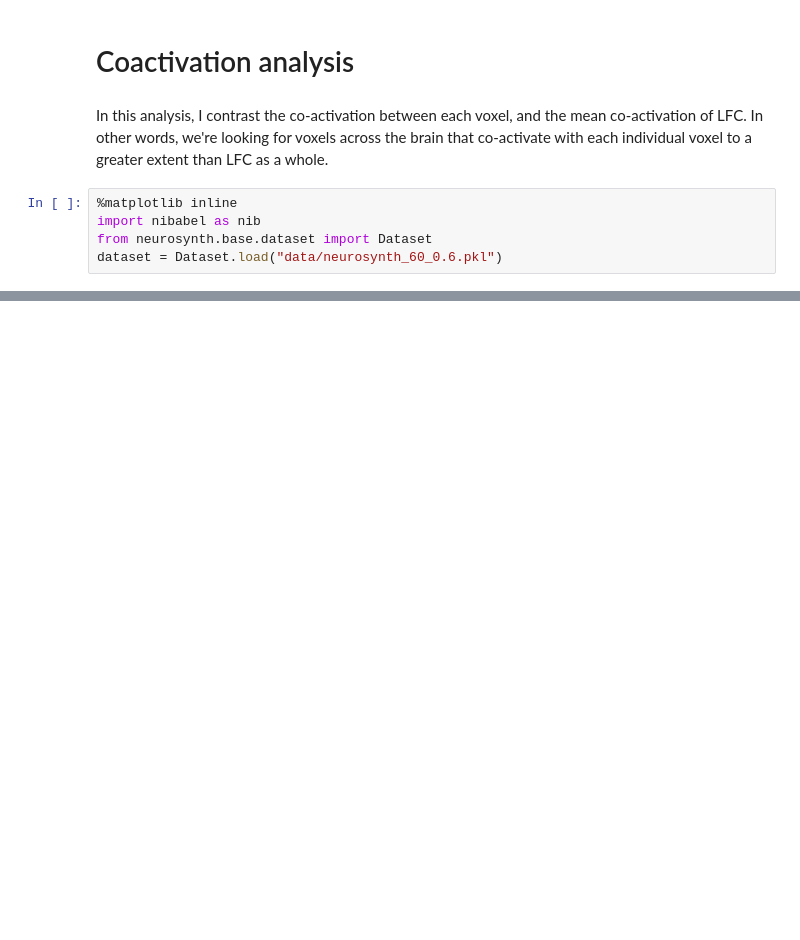
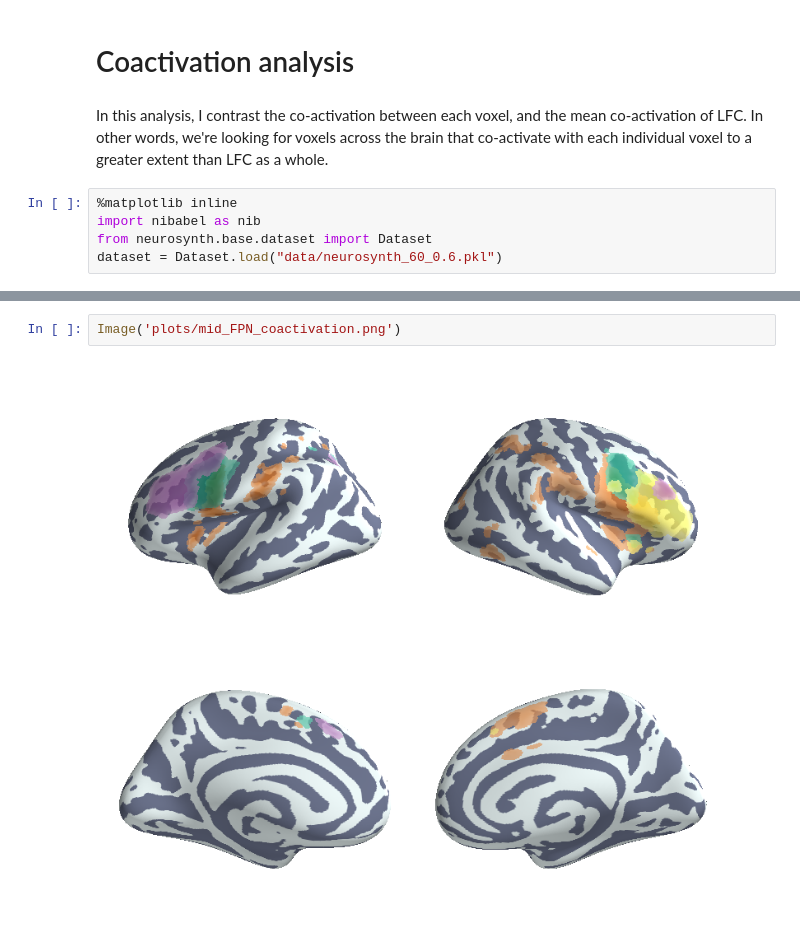
Before and after one commit to adelavega/neurosynth-lfc, a Jupyter notebook: Coactivation.ipynb, the cells around one changed output, grey strips where cells are left out. Saved outputs shown, nothing was run; the diff lists cells and outputs as text; blank space fills up the shorter version.

```diff
--- a/Coactivation.ipynb
+++ b/Coactivation.ipynb
@@ -21,0 +83,4 @@ KeyError: 'pFgA_z_FDR_0.01'
+# %%
+Image('plots/mid_FPN_coactivation.png')
+# %% [output]
+[figure, added]
```
Also changed, not shown: parts of 18 cells of this notebook, 10 other files.
